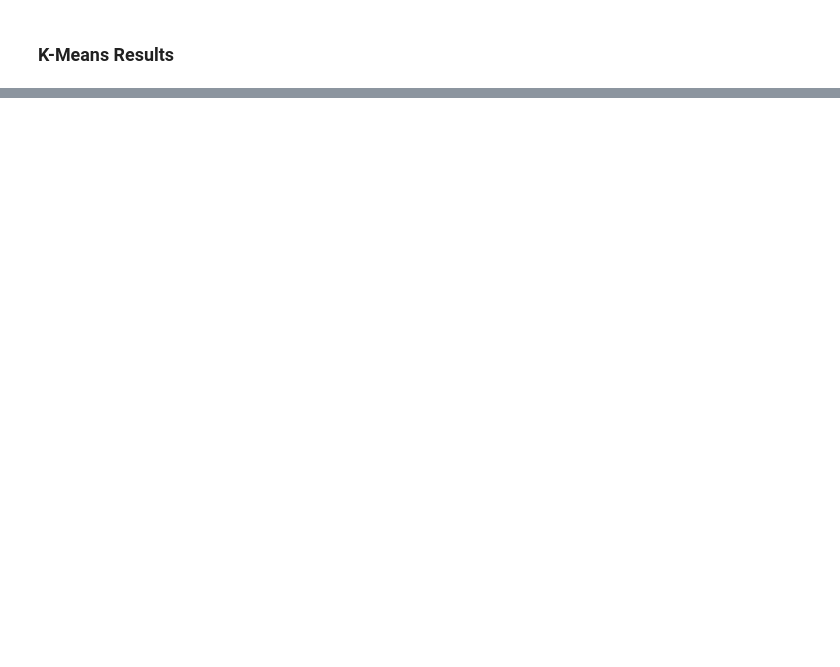
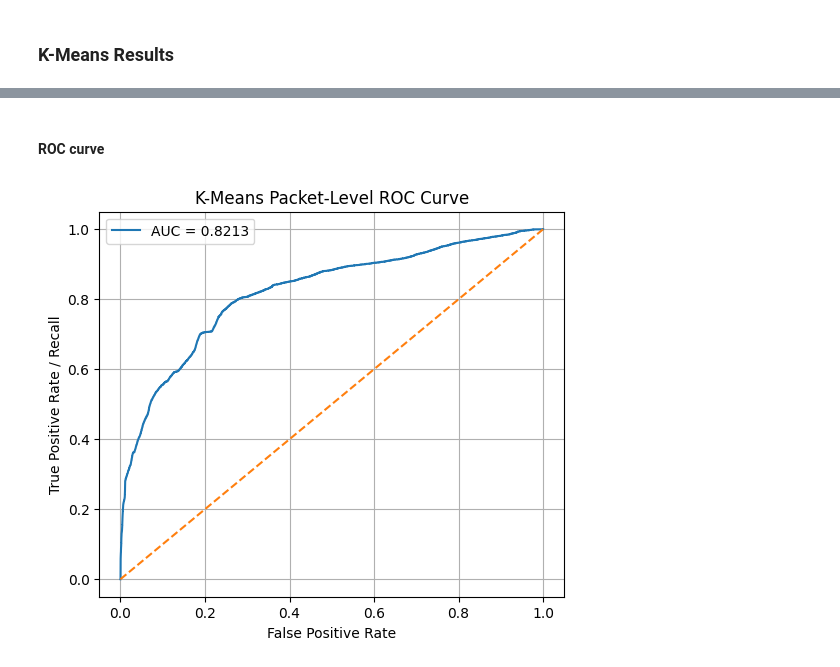
Before and after one commit to yuanmingwang/multi-stage-iot-ids, a Jupyter notebook: notebooks/p2_kmeans.ipynb, the cells around one changed output, grey strips where cells are left out. Drawn from its saved outputs; the diff is of its cells as text; code cells hidden in the pictures; blank space fills up the shorter version.

```diff
--- a/notebooks/p2_kmeans.ipynb
+++ b/notebooks/p2_kmeans.ipynb
@@ -313,0 +368,24 @@ Name: count, dtype: int64
+# %% [markdown]
+#### ROC curve
+# %%
+def plot_roc_curve(y_true, scores, title):
+    fpr, tpr, thresholds = roc_curve(y_true, scores)
+    auc_value = roc_auc_score(y_true, scores)
+
+    plt.figure(figsize=(6, 5))
+    plt.plot(fpr, tpr, label=f"AUC = {auc_value:.4f}")
+    plt.plot([0, 1], [0, 1], linestyle="--")
+    plt.xlabel("False Positive Rate")
+    plt.ylabel("True Positive Rate / Recall")
+    plt.title(title)
+    plt.legend()
+    plt.grid(True)
+    plt.show()
+
+plot_roc_curve(
+    y_true,
+    df_result["anomaly_score"].to_numpy(),
+    "K-Means Packet-Level ROC Curve"
+)
+# %% [output]
+[figure, added]
```
Also changed, not shown: parts of 9 cells of this notebook.
